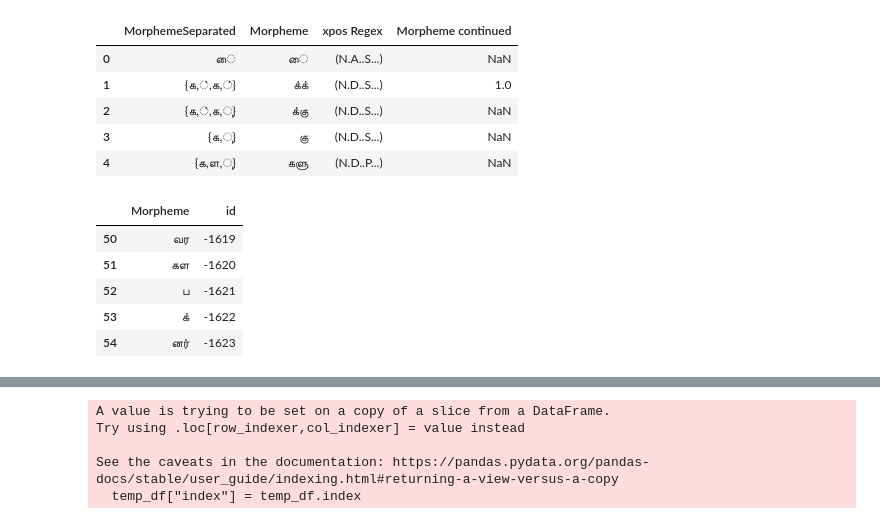
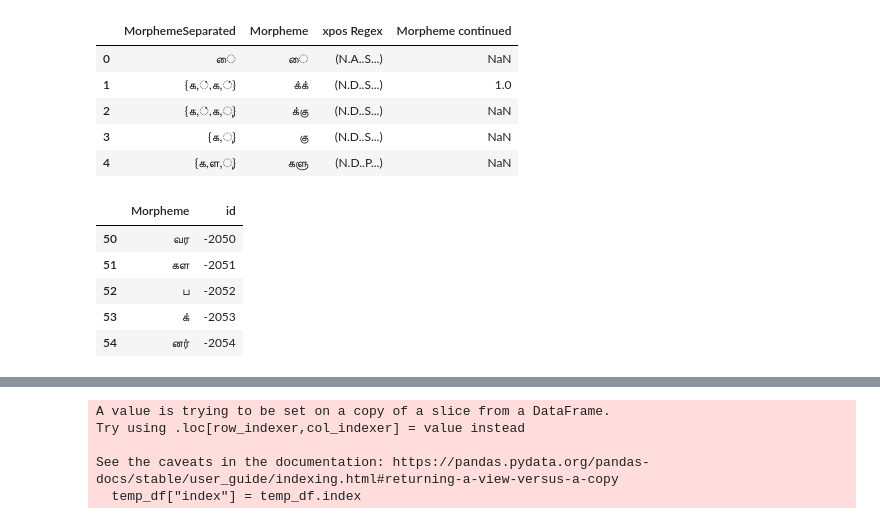
Before and after one commit to Kee2u/Deciphering_the_Indus_Valley_Script, a Jupyter notebook: convertmorphemes.ipynb, the cells around one changed output, grey strips where cells are left out. Cells and saved outputs as stored; diff of their text form; code cells hidden in the pictures.

```diff
--- a/convertmorphemes.ipynb
+++ b/convertmorphemes.ipynb
@@ -113,18 +113,18 @@ morphemelist.loc[113, "xpos Regex"] = '(V..P3PH.)'
 # %%
 #Assigning identifiers to each morpheme
 morphemetoid = morphemelist['Morpheme'].unique()
 morphemes_df = pd.DataFrame(morphemetoid,columns=['Morpheme'])
 morphemes_df["id"] = morphemes_df.index
-morphemes_df["id"] = morphemes_df["id"].apply(lambda x: x+1569)
+morphemes_df["id"] = morphemes_df["id"].apply(lambda x: x+2000)
 morphemes_df["id"] = '-'+morphemes_df["id"].astype(str)
 morphemes_df.tail()
 # %% [output]
 |  | Morpheme | id |
-| 50 | வர | -1619 |
-| 51 | கள | -1620 |
-| 52 | ப | -1621 |
-| 53 | க் | -1622 |
-| 54 | னர் | -1623 |
+| 50 | வர | -2050 |
+| 51 | கள | -2051 |
+| 52 | ப | -2052 |
+| 53 | க் | -2053 |
+| 54 | னர் | -2054 |
 # %%
 #Adding same id for morpheme with different spelling
 
```
Also changed, not shown: parts of 13 cells of this notebook.
